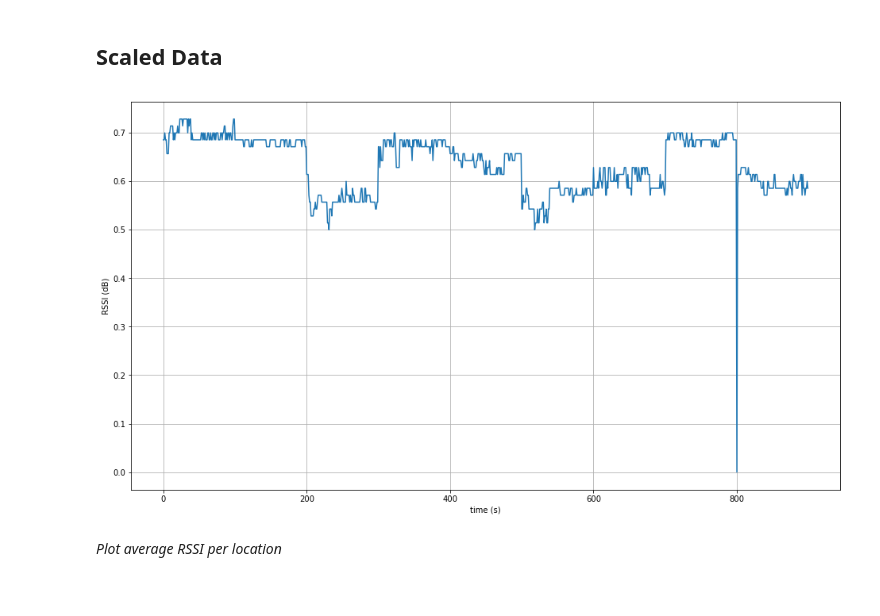
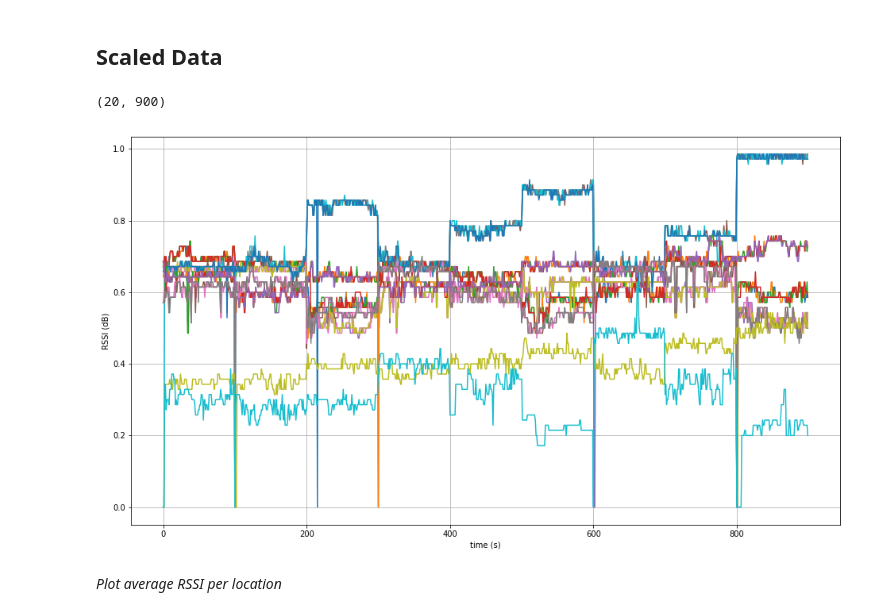
Before and after one commit to JohnFodero/localizer, a Jupyter notebook: Notebooks/Visualize RSSI.ipynb, the cells around one changed output. Drawn from its saved outputs; the diff is of its cells as text; code cells hidden in the pictures.

```diff
--- a/Notebooks/Visualize RSSI.ipynb
+++ b/Notebooks/Visualize RSSI.ipynb
@@ -68,20 +60,21 @@ plt.show()
 # %% [markdown]
 ## Scaled Data
-# %%
-def scale_inputs(X, imin=-100, imax=-30, omin=0., omax=1.):
-    return (X - imin) * ((omax - omin) / (imax - imin)) + omin
-scaled = scale_inputs(routers)
+# %%
+scaled = scale_inputs(routers)
+print(scaled.shape)
+# %% [output]
+(20, 900)
 # %%
 plt.figure(figsize=(16, 9))
-for router in scaled[:1]:
+for router in scaled:
     plt.plot(router)
 
 plt.xlabel('time (s)')
 plt.ylabel('RSSI (dB)')
 plt.grid(True)
 plt.show()
 # %% [output]
-[figure, old version]
+[figure, new version]
 # %% [markdown]
 *Plot average RSSI per location*
 # %%
```
Also changed, not shown: parts of 6 cells of this notebook, 9 other files.
